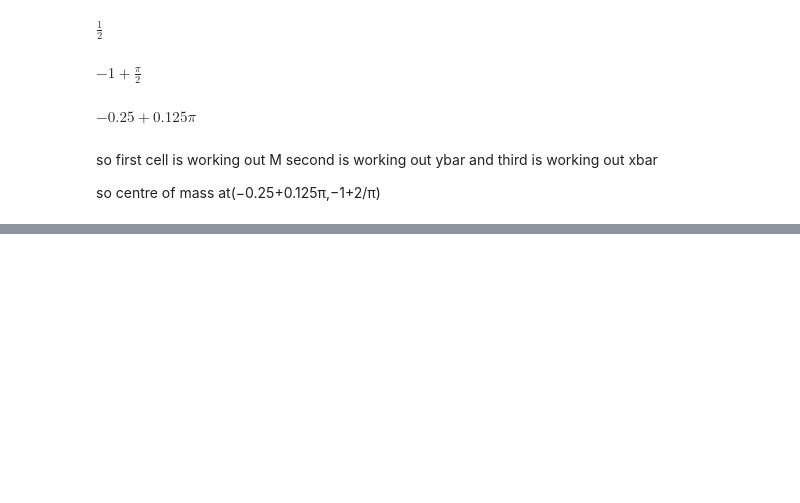
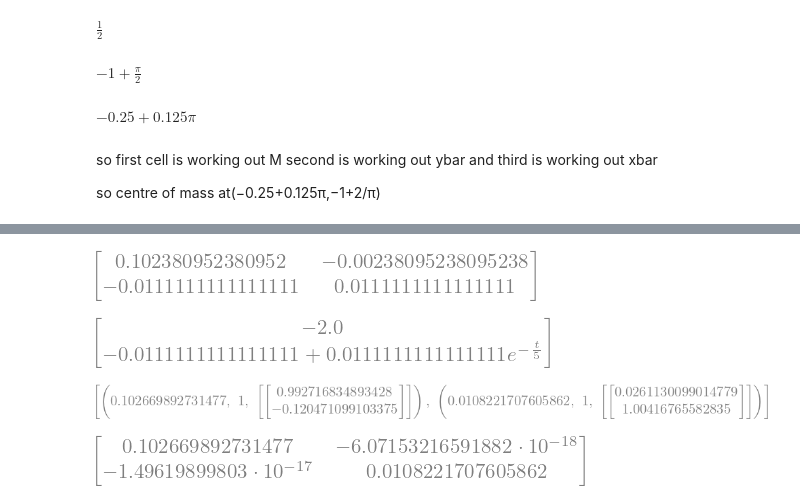
Before and after one commit to vint-j/Chemical-Engineering, a Jupyter notebook: Pastpapers/CP213/Mock exam/Mock Exam.ipynb, the cells around one changed output, grey strips where cells are left out. Cells and saved outputs as stored; diff of their text form; code cells hidden in the pictures; blank space fills up the shorter version.

```diff
--- a/Pastpapers/CP213/Mock exam/Mock Exam.ipynb
+++ b/Pastpapers/CP213/Mock exam/Mock Exam.ipynb
@@ -118,0 +160,17 @@ so centre of mass at(−0.25+0.125π,−1+2/π)
+# %%
+odematrix=sp.Matrix([-Tank1val,-Tank2val])
+A=odematrix.jacobian([T1,T2])
+k=odematrix-A*sp.Matrix([T1,T2])
+display(A,k)
+# %% [output]
+[figure, added]
+[figure, added]
+# %%
+sp.init_printing()
+display(A.eigenvects())
+P=sp.Matrix([[0.992716834893428,0.0261130099014779],
+             [-0.120471099103375,1.00416765582835]])
+P.inv()@A@P
+# %% [output]
+[figure, added]
+[figure, added]
```
Also changed, not shown: parts of 8 cells of this notebook, 1 other file.
